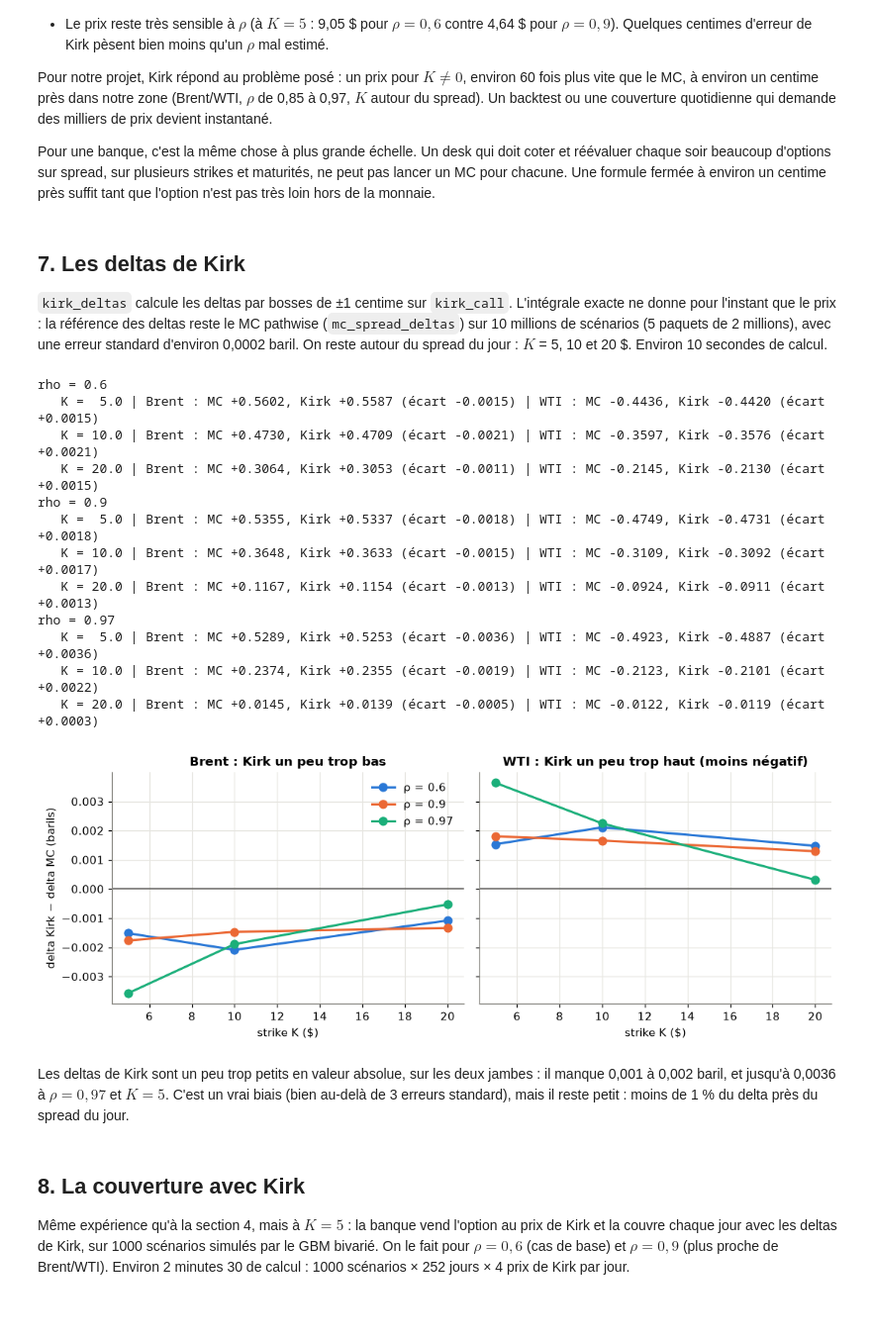
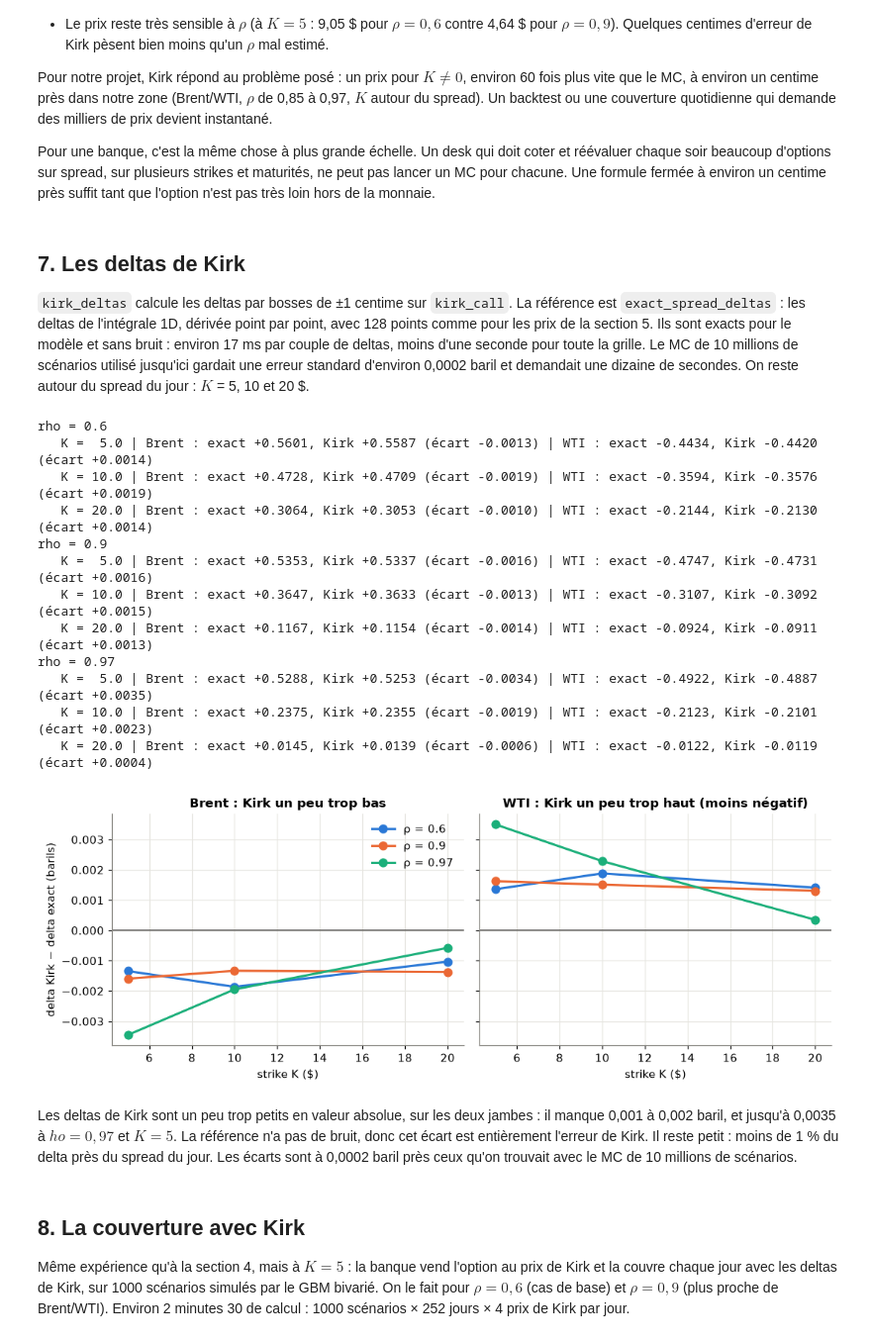
Before and after one commit to Maxence-Latreuille/spread-option-pricing, a Jupyter notebook: notebooks/04_methods_comparison.ipynb, the cells around one changed output. Shown at 99% size. Saved outputs shown, nothing was run; the diff lists cells and outputs as text; code cells hidden in the pictures; blank space fills up the shorter version.

```diff
--- a/notebooks/04_methods_comparison.ipynb
+++ b/notebooks/04_methods_comparison.ipynb
@@ -247,52 +252,50 @@ Pour une banque, c'est la même chose à plus grande échelle. Un desk qui doit
 # %% [markdown]
 ## 7. Les deltas de Kirk
 
-`kirk_deltas` calcule les deltas par bosses de ±1 centime sur `kirk_call`. L'intégrale exacte ne donne pour l'instant que le prix : la référence des deltas reste le MC pathwise (`mc_spread_deltas`) sur 10 millions de scénarios (5 paquets de 2 millions), avec une erreur standard d'environ 0,0002 baril. On reste autour du spread du jour : $K$ = 5, 10 et 20 \$. Environ 10 secondes de calcul.
+`kirk_deltas` calcule les deltas par bosses de ±1 centime sur `kirk_call`. La référence est `exact_spread_deltas` : les deltas de l'intégrale 1D, dérivée point par point, avec 128 points comme pour les prix de la section 5. Ils sont exacts pour le modèle et sans bruit : environ 17 ms par couple de deltas, moins d'une seconde pour toute la grille. Le MC de 10 millions de scénarios utilisé jusqu'ici gardait une erreur standard d'environ 0,0002 baril et demandait une dizaine de secondes. On reste autour du spread du jour : $K$ = 5, 10 et 20 \$.
 # %%
 strikes_d = [5.0, 10.0, 20.0]
-gap1, gap2 = {}, {}  # Kirk delta - MC delta, one list per rho
+gap1, gap2 = {}, {}  # Kirk delta - exact delta, one list per rho
 for rho_test in [0.6, 0.9, 0.97]:
     gap1[rho_test], gap2[rho_test] = [], []
     print(f"rho = {rho_test}")
     for K in strikes_d:
-        runs = [mc_spread_deltas(S1_0, S2_0, K, T, r, sigma1, sigma2, rho_test, n_paths=2_000_000, seed=s)
-                for s in range(101, 106)]  # 5 independent runs
-        mc1 = np.mean([run[0] for run in runs])  # run = (delta1, delta2, std_err1, std_err2)
-        mc2 = np.mean([run[1] for run in runs])
+        ex1, ex2 = exact_spread_deltas(S1_0, S2_0, K, T, r, sigma1, sigma2, rho_test, n_points=128)
         kirk1, kirk2 = kirk_deltas(S1_0, S2_0, K, T, r, sigma1, sigma2, rho_test)
-        gap1[rho_test].append(kirk1 - mc1)
-        gap2[rho_test].append(kirk2 - mc2)
-        print(f"   K = {K:4.1f} | Brent : MC {mc1:+.4f}, Kirk {kirk1:+.4f} (écart {kirk1 - mc1:+.4f}) "
-              f"| WTI : MC {mc2:+.4f}, Kirk {kirk2:+.4f} (écart {kirk2 - mc2:+.4f})")
+        gap1[rho_test].append(kirk1 - ex1)
+        gap2[rho_test].append(kirk2 - ex2)
+        print(f"   K = {K:4.1f} | Brent : exact {ex1:+.4f}, Kirk {kirk1:+.4f} (écart {kirk1 - ex1:+.4f}) "
+              f"| WTI : exact {ex2:+.4f}, Kirk {kirk2:+.4f} (écart {kirk2 - ex2:+.4f})")
 
 fig, axes = plt.subplots(1, 2, figsize=(10, 3.8), sharey=True)
 for rho_test, c in colors.items():
     axes[0].plot(strikes_d, gap1[rho_test], "o-", color=c, label=f"ρ = {rho_test}")
     axes[1].plot(strikes_d, gap2[rho_test], "o-", color=c)
 for ax, name in [(axes[0], "Brent : Kirk un peu trop bas"), (axes[1], "WTI : Kirk un peu trop haut (moins négatif)")]:
     ax.axhline(0, color="#52514e", linewidth=1)
     ax.set_xlabel("strike K ($)")
     ax.set_title(name)
-axes[0].set_ylabel("delta Kirk − delta MC (barils)")
+axes[0].set_ylabel("delta Kirk − delta exact (barils)")
 axes[0].legend()
 plt.tight_layout()
 plt.show()
 # %% [output]
 rho = 0.6
-   K =  5.0 | Brent : MC +0.5602, Kirk +0.5587 (écart -0.0015) | WTI : MC -0.4436, Kirk -0.4420 (écart +0.0015)
-   K = 10.0 | Brent : MC +0.4730, Kirk +0.4709 (écart -0.0021) | WTI : MC -0.3597, Kirk -0.3576 (écart +0.0021)
-   K = 20.0 | Brent : MC +0.3064, Kirk +0.3053 (écart -0.0011) | WTI : MC -0.2145, Kirk -0.2130 (écart +0.0015)
+   K =  5.0 | Brent : exact +0.5601, Kirk +0.5587 (écart -0.0013) | WTI : exact -0.4434, Kirk -0.4420 (écart +0.0014)
+   K = 10.0 | Brent : exact +0.4728, Kirk +0.4709 (écart -0.0019) | WTI : exact -0.3594, Kirk -0.3576 (écart +0.0019)
+   K = 20.0 | Brent : exact +0.3064, Kirk +0.3053 (écart -0.0010) | WTI : exact -0.2144, Kirk -0.2130 (écart +0.0014)
 rho = 0.9
-   K =  5.0 | Brent : MC +0.5355, Kirk +0.5337 (écart -0.0018) | WTI : MC -0.4749, Kirk -0.4731 (écart +0.0018)
-   K = 10.0 | Brent : MC +0.3648, Kirk +0.3633 (écart -0.0015) | WTI : MC -0.3109, Kirk -0.3092 (écart +0.0017)
-   K = 20.0 | Brent : MC +0.1167, Kirk +0.1154 (écart -0.0013) | WTI : MC -0.0924, Kirk -0.0911 (écart +0.0013)
+   K =  5.0 | Brent : exact +0.5353, Kirk +0.5337 (écart -0.0016) | WTI : exact -0.4747, Kirk -0.4731 (écart +0.0016)
+   K = 10.0 | Brent : exact +0.3647, Kirk +0.3633 (écart -0.0013) | WTI : exact -0.3107, Kirk -0.3092 (écart +0.0015)
+   K = 20.0 | Brent : exact +0.1167, Kirk +0.1154 (écart -0.0014) | WTI : exact -0.0924, Kirk -0.0911 (écart +0.0013)
 rho = 0.97
-   K =  5.0 | Brent : MC +0.5289, Kirk +0.5253 (écart -0.0036) | WTI : MC -0.4923, Kirk -0.4887 (écart +0.0036)
-   K = 10.0 | Brent : MC +0.2374, Kirk +0.2355 (écart -0.0019) | WTI : MC -0.2123, Kirk -0.2101 (écart +0.0022)
-   K = 20.0 | Brent : MC +0.0145, Kirk +0.0139 (écart -0.0005) | WTI : MC -0.0122, Kirk -0.0119 (écart +0.0003)
+   K =  5.0 | Brent : exact +0.5288, Kirk +0.5253 (écart -0.0034) | WTI : exact -0.4922, Kirk -0.4887 (écart +0.0035)
+   K = 10.0 | Brent : exact +0.2375, Kirk +0.2355 (écart -0.0019) | WTI : exact -0.2123, Kirk -0.2101 (écart +0.0023)
+   K = 20.0 | Brent : exact +0.0145, Kirk +0.0139 (écart -0.0006) | WTI : exact -0.0122, Kirk -0.0119 (écart +0.0004)
-[figure, old version]
+[figure, new version]
 # %% [markdown]
-Les deltas de Kirk sont un peu trop petits en valeur absolue, sur les deux jambes : il manque 0,001 à 0,002 baril, et jusqu'à 0,0036 à $\rho = 0{,}97$ et $K = 5$. C'est un vrai biais (bien au-delà de 3 erreurs standard), mais il reste petit : moins de 1 % du delta près du spread du jour.
+Les deltas de Kirk sont un peu trop petits en valeur absolue, sur les deux jambes : il manque 0,001 à 0,002 baril, et jusqu'à 0,0035 à $
+ho = 0{,}97$ et $K = 5$. La référence n'a pas de bruit, donc cet écart est entièrement l'erreur de Kirk. Il reste petit : moins de 1 % du delta près du spread du jour. Les écarts sont à 0,0002 baril près ceux qu'on trouvait avec le MC de 10 millions de scénarios.
 # %% [markdown]
 ## 8. La couverture avec Kirk
 
```
Also changed, not shown: parts of 7 cells of this notebook.
